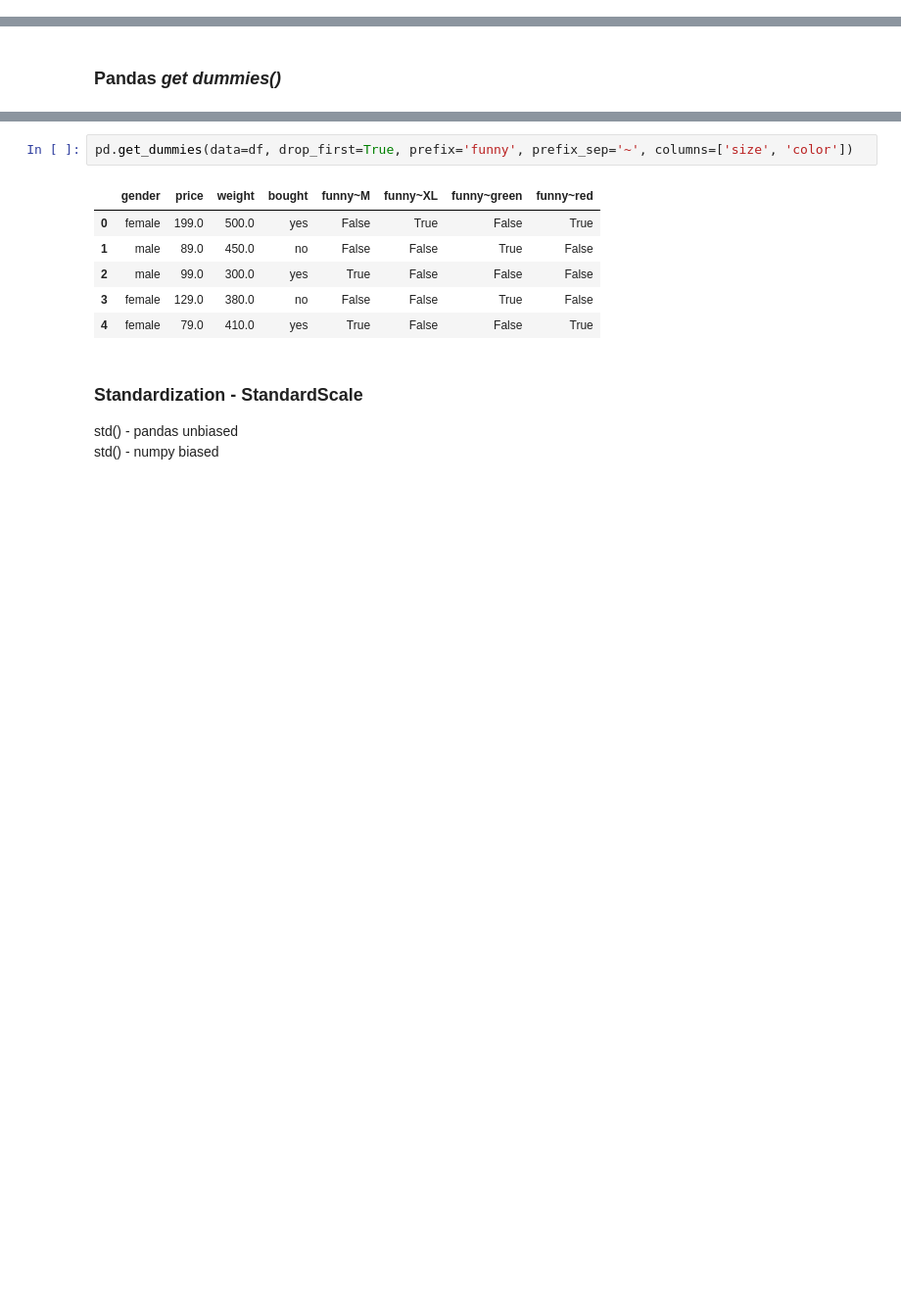
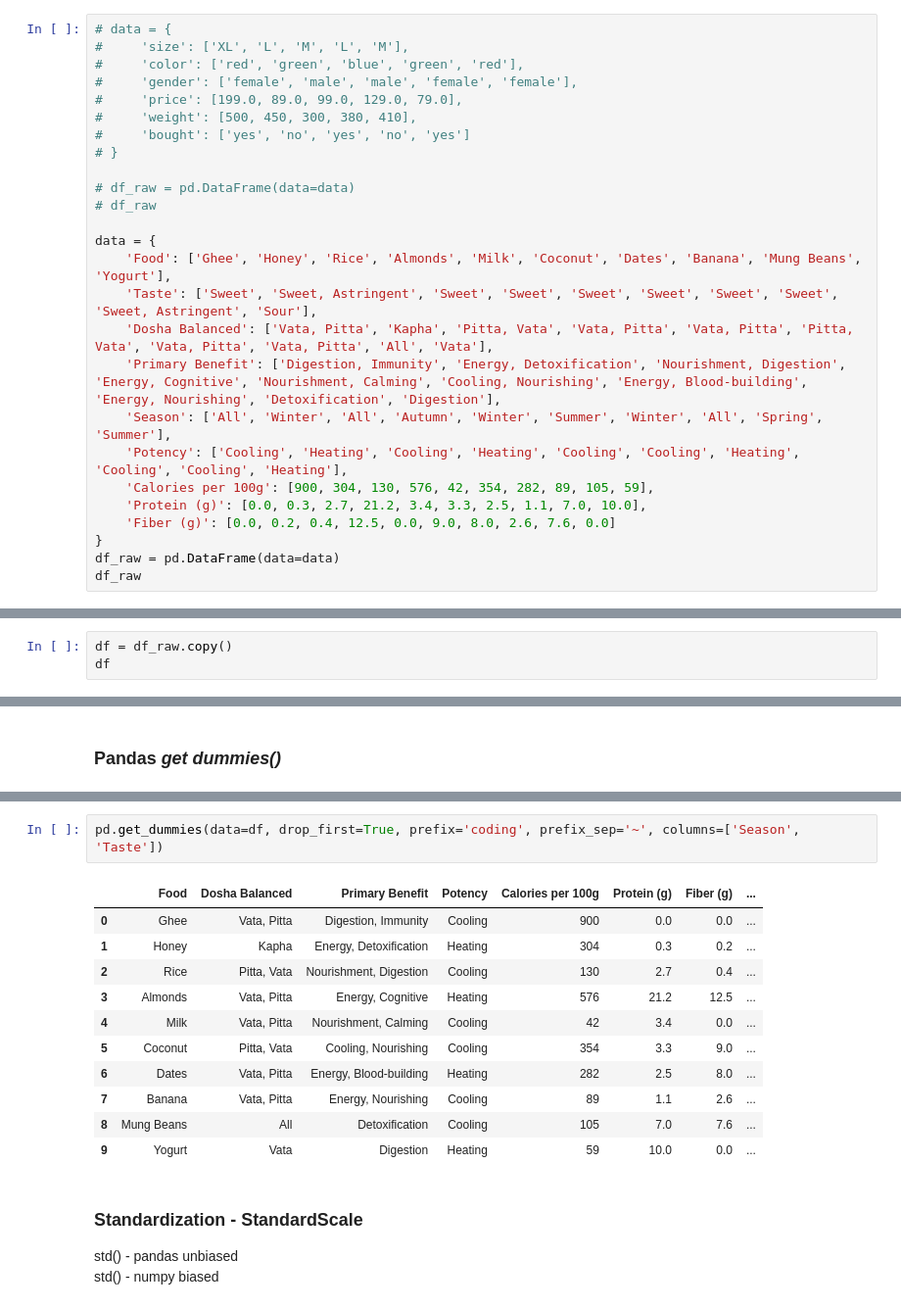
Before and after one commit to KarolinaK-14/ML, a Jupyter notebook: data_preprocessing.ipynb, the cells around one changed output, grey strips where cells are left out. Shown at 98% size. Drawn from its saved outputs; the diff is of its cells as text; blank space fills up the shorter version.

```diff
--- a/data_preprocessing.ipynb
+++ b/data_preprocessing.ipynb
@@ -60,0 +42,26 @@ df_raw
+# %%
+# data = {
+#     'size': ['XL', 'L', 'M', 'L', 'M'],
+#     'color': ['red', 'green', 'blue', 'green', 'red'],
+#     'gender': ['female', 'male', 'male', 'female', 'female'],
+#     'price': [199.0, 89.0, 99.0, 129.0, 79.0],
+#     'weight': [500, 450, 300, 380, 410],
+#     'bought': ['yes', 'no', 'yes', 'no', 'yes']
+# }
+
+# df_raw = pd.DataFrame(data=data)
+# df_raw
+
+data = {
+    'Food': ['Ghee', 'Honey', 'Rice', 'Almonds', 'Milk', 'Coconut', 'Dates', 'Banana', 'Mung Beans', 'Yogurt'],
+    'Taste': ['Sweet', 'Sweet, Astringent', 'Sweet', 'Sweet', 'Sweet', 'Sweet', 'Sweet', 'Sweet', 'Sweet, Astringent', 'Sour'],
+    'Dosha Balanced': ['Vata, Pitta', 'Kapha', 'Pitta, Vata', 'Vata, Pitta', 'Vata, Pitta', 'Pitta, Vata', 'Vata, Pitta', 'Vata, Pitta', 'All', 'Vata'],
+    'Primary Benefit': ['Digestion, Immunity', 'Energy, Detoxification', 'Nourishment, Digestion', 'Energy, Cognitive', 'Nourishment, Calming', 'Cooling, Nourishing', 'Energy, Blood-building', 'Energy, Nourishing', 'Detoxification', 'Digestion'],
+    'Season': ['All', 'Winter', 'All', 'Autumn', 'Winter', 'Summer', 'Winter', 'All', 'Spring', 'Summer'],
+    'Potency': ['Cooling', 'Heating', 'Cooling', 'Heating', 'Cooling', 'Cooling', 'Heating', 'Cooling', 'Cooling', 'Heating'],
+    'Calories per 100g': [900, 304, 130, 576, 42, 354, 282, 89, 105, 59],
+    'Protein (g)': [0.0, 0.3, 2.7, 21.2, 3.4, 3.3, 2.5, 1.1, 7.0, 10.0],
+    'Fiber (g)': [0.0, 0.2, 0.4, 12.5, 0.0, 9.0, 8.0, 2.6, 7.6, 0.0]
+}
+df_raw = pd.DataFrame(data=data)
+df_raw
@@ -228,0 +346,3 @@ df
+# %%
+df = df_raw.copy()
+df
@@ -267,12 +423,17 @@ pd.get_dummies(data=df, drop_first=True, prefix='funny', prefix_sep='~')
 # %%
-pd.get_dummies(data=df, drop_first=True, prefix='funny', prefix_sep='~', columns=['size', 'color'])
+pd.get_dummies(data=df, drop_first=True, prefix='coding', prefix_sep='~', columns=['Season', 'Taste'])
 # %% [output]
-|  | gender | price | weight | bought | funny~M | funny~XL | funny~green | funny~red |
-| 0 | female | 199.0 | 500.0 | yes | False | True | False | True |
-| 1 | male | 89.0 | 450.0 | no | False | False | True | False |
-| 2 | male | 99.0 | 300.0 | yes | True | False | False | False |
-| 3 | female | 129.0 | 380.0 | no | False | False | True | False |
-| 4 | female | 79.0 | 410.0 | yes | True | False | False | True |
+|  | Food | Dosha Balanced | Primary Benefit | Potency | Calories per 100g | Protein (g) | Fiber (g) | ... |
+| 0 | Ghee | Vata, Pitta | Digestion, Immunity | Cooling | 900 | 0.0 | 0.0 | ... |
+| 1 | Honey | Kapha | Energy, Detoxification | Heating | 304 | 0.3 | 0.2 | ... |
+| 2 | Rice | Pitta, Vata | Nourishment, Digestion | Cooling | 130 | 2.7 | 0.4 | ... |
+| 3 | Almonds | Vata, Pitta | Energy, Cognitive | Heating | 576 | 21.2 | 12.5 | ... |
+| 4 | Milk | Vata, Pitta | Nourishment, Calming | Cooling | 42 | 3.4 | 0.0 | ... |
+| 5 | Coconut | Pitta, Vata | Cooling, Nourishing | Cooling | 354 | 3.3 | 9.0 | ... |
+| 6 | Dates | Vata, Pitta | Energy, Blood-building | Heating | 282 | 2.5 | 8.0 | ... |
+| 7 | Banana | Vata, Pitta | Energy, Nourishing | Cooling | 89 | 1.1 | 2.6 | ... |
+| 8 | Mung Beans | All | Detoxification | Cooling | 105 | 7.0 | 7.6 | ... |
+| 9 | Yogurt | Vata | Digestion | Heating | 59 | 10.0 | 0.0 | ... |
 # %% [markdown]
 ### <a name='7'></a> Standardization - StandardScale
 
```
Also changed, not shown: parts of 40 cells of this notebook.
